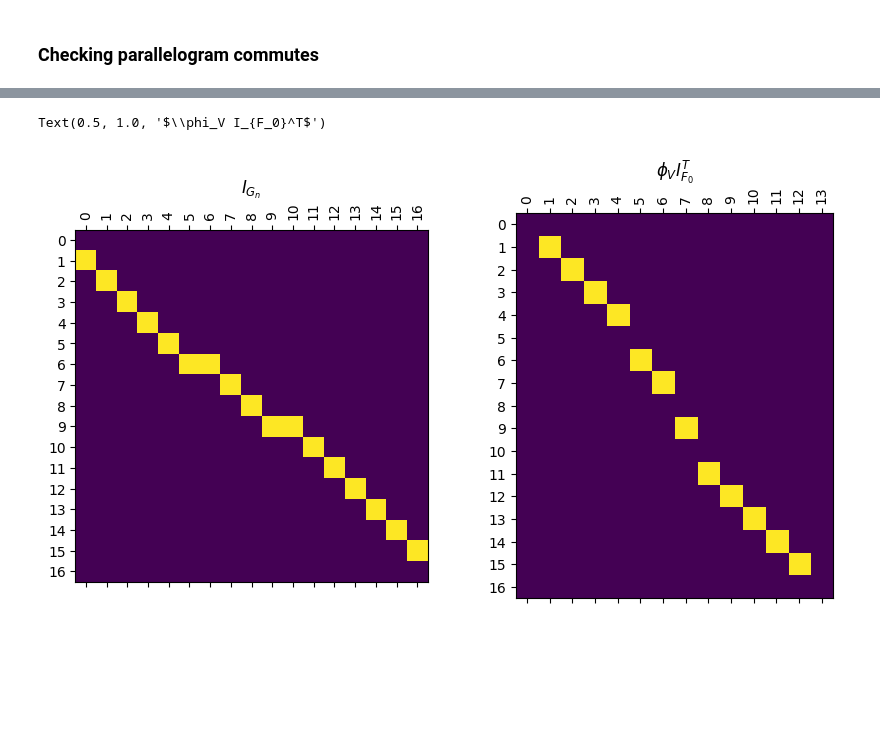
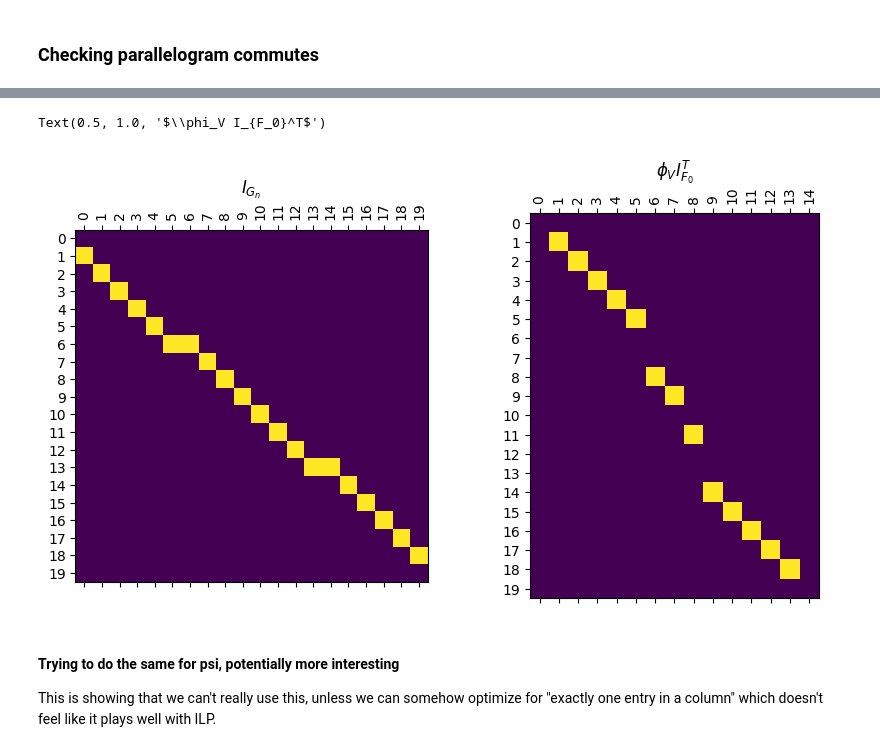
Before and after one commit to MunchLab/ceREEBerus, a Jupyter notebook: doc_source/notebooks/interleaving_basics.ipynb, the cells around one changed output, grey strips where cells are left out. Drawn from its saved outputs; the diff is of its cells as text; code cells hidden in the pictures; blank space fills up the shorter version.

```diff
--- a/doc_source/notebooks/interleaving_basics.ipynb
+++ b/doc_source/notebooks/interleaving_basics.ipynb
@@ -171,8 +171,8 @@ myInt.draw_D('G', 'n')
 
 Let's go back to a simpler example for a while. We'll compare the distance between a torus and a line graph.
 # %%
-T = ex_mg.torus(0, 2, 8, 11, delta = 1, seed = 17)
-L = ex_mg.line(0, 11)
+T = ex_mg.torus(0, 2, 10, 12, delta = 1, seed = 17)
+L = ex_mg.line(0, 12)
 # %% [markdown]
 As before, we can intialize the interleaving. This time, however, we ask for randomly generated maps $\phi: F \to G^n$ and $\psi: G \to F^n$.
 # %%
@@ -298,19 +300,22 @@ myInt.draw_matrix({'rows': rows, 'cols': cols, 'array': A})
 # %%
 I_F = myInt.block_dict_to_matrix(myInt.I['F']['0']['V'])
 I_F_Transpose = {'rows': I_F['cols'], 'cols': I_F['rows'], 'array': I_F['array'].T}
-phi_V = myInt.block_dict_to_matrix(myInt.phi['V'])
+phi_V = myInt.block_dict_to_matrix(myInt.phi['0']['V'])
 I_Gn = myInt.block_dict_to_matrix(myInt.I['G']['n']['V'])
 
 fig, axs = plt.subplots(1, 2, figsize=(10, 5))
 
 myInt.draw_matrix(I_Gn, ax = axs[0])
 axs[0].set_title(r'$I_{G_n}$')
 
 B = phi_V['array'] @ I_F_Transpose['array']
 rows = phi_V['rows']
 cols = I_F_Transpose['cols']
 myInt.draw_matrix({'rows': rows, 'cols': cols, 'array': B}, ax = axs[1])
 axs[1].set_title(r'$\phi_V I_{F_0}^T$')
 # %% [output]
 Text(0.5, 1.0, '$\\phi_V I_{F_0}^T$')
-[figure, old version]
+[figure, new version]
+# %% [markdown]
+#### Trying to do the same for psi, potentially more interesting
+This is showing that we can't really use this, unless we can somehow optimize for "exactly one entry in a column" which doesn't feel like it plays well with ILP.
```
Also changed, not shown: parts of 20 cells of this notebook.
